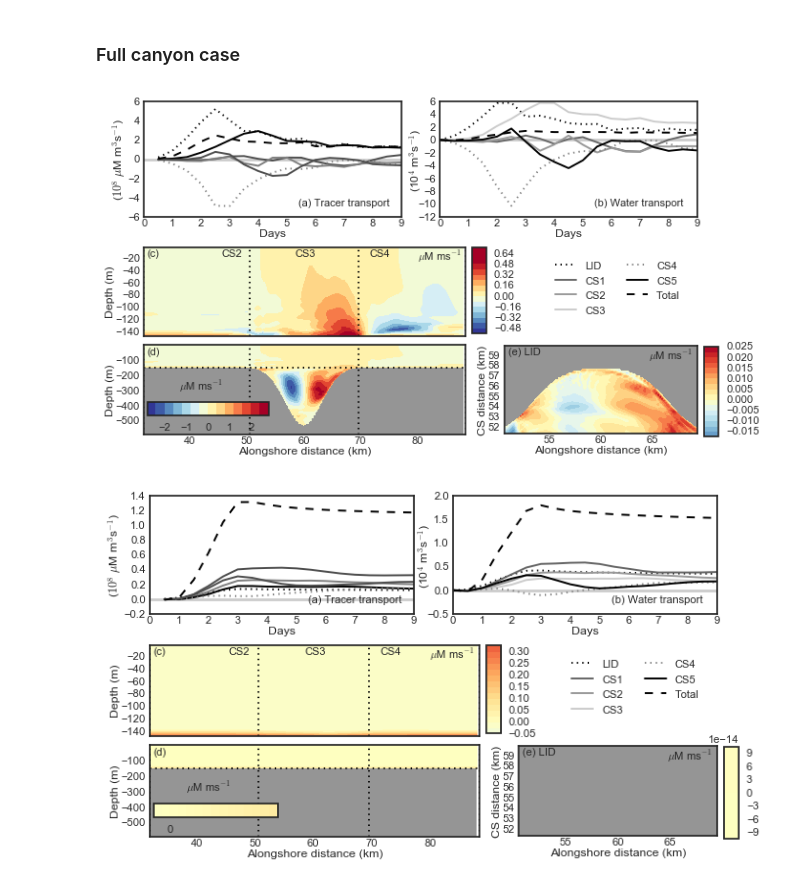
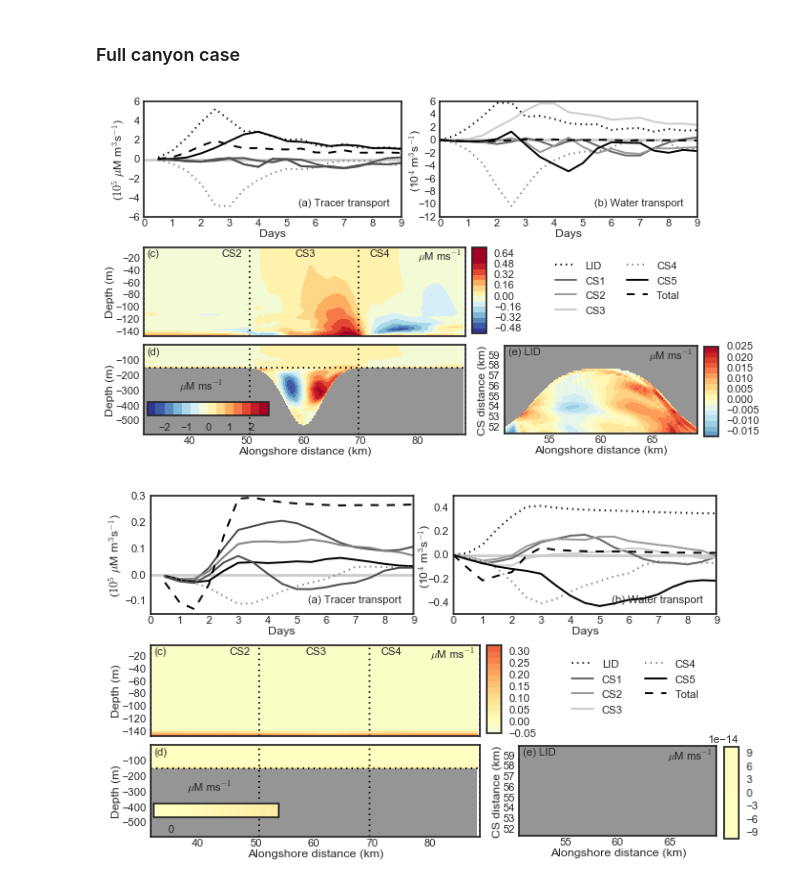
Before and after one commit to UBC-MOAD/outputanalysisnotebooks, a Jupyter notebook: PythonScripts/Paper1Figures/convince_me_about_transports.ipynb, the cells around one changed output. Cells and saved outputs as stored; diff of their text form; code cells hidden in the pictures.

```diff
--- a/PythonScripts/Paper1Figures/convince_me_about_transports.ipynb
+++ b/PythonScripts/Paper1Figures/convince_me_about_transports.ipynb
@@ -339,7 +339,6 @@ ax2.text(0.85,0.86,'$\mu$M ms$^{-1}$',transform=ax2.transAxes)
 ax0.axhline(0,color='0.8',linewidth=2)
 ax1.axhline(0,color='0.8',linewidth=2)
 
-ind = 1
 
 vertical = (dfdif.Vert_dif_trans_sb + dfcan.Vert_adv_trans_sb)
 ax0.plot(np.arange(1,19,1)/2.0,(vertical)/1E5,':',color='k')
@@ -347,18 +346,18 @@ ax0.plot(np.arange(1,19,1)/2.0,(dfcan.CS1_adv_trans)/1E5,color='0.3')
 ax0.plot(np.arange(1,19,1)/2.0,(dfcan.CS2_adv_trans)/1E5,color='0.5')
 ax0.plot(np.arange(1,19,1)/2.0,(dfcan.CS3_adv_trans)/1E5,color='k')
 ax0.plot(np.arange(1,19,1)/2.0,(dfcan.CS4_adv_trans)/1E5,':',color='0.5')
-ax0.plot(np.arange(1,19,1)/2.0,(dfcan.CS5_adv_trans)/1E5,color='0.3')
+ax0.plot(np.arange(1,19,1)/2.0,(dfcan.CS2_adv_trans)/1E5,color='0.3')
 
-total = (dfcan.CS1_adv_trans +
-         dfcan.CS2_adv_trans +
-         dfcan.CS3_adv_trans +
-         dfcan.CS4_adv_trans +
-         dfcan.CS5_adv_trans +
+total = ((dfcan.CS1_adv_trans) +
+         (dfcan.CS2_adv_trans) +
+         (dfcan.CS3_adv_trans) +
+         (dfcan.CS4_adv_trans) +
+         (dfcan.CS5_adv_trans) +
          vertical)
 
 ax0.plot(np.arange(1,19,1)/2.0,total/1E5,'--',color='k')
 ax0.set_xlabel('Days',labelpad=0.5)
-ax0.set_ylabel('($10^8$ $\mu$M m$^3$s$^{-1}$)',labelpad=0.5)
+ax0.set_ylabel('($10^5$ $\mu$M m$^3$s$^{-1}$)',labelpad=0.5)
 
 
 ax1.plot(np.arange(19)/2.0,(dfcan2.Vert_water_trans_sb)/1E4,':',color='k',label = 'LID')
@@ -426,7 +425,7 @@ ax2.tick_params(axis='y', pad=3)
 ax3.tick_params(axis='y', pad=3)
 ax4.tick_params(axis='y', pad=3)
 # %% [output]
-[figure, old version]
+[figure, new version]
 # %%
 plt.rcParams['font.size'] = 8.0
 f = plt.figure(figsize = (7.48,4.5)) # full page
@@ -482,24 +481,22 @@ ax1.axhline(0,color='0.8',linewidth=2)
 
 ind = 1
 
-vertical = dfnoc.Vert_adv_trans_sb
-ax0.plot(np.arange(1,19,1)/2.0,(vertical)/1E5,':',color='k')
-ax0.plot(np.arange(1,19,1)/2.0,(dfnoc.CS1_adv_trans)/1E5,color='0.3')
-ax0.plot(np.arange(1,19,1)/2.0,(dfnoc.CS2_adv_trans)/1E5,color='0.5')
-ax0.plot(np.arange(1,19,1)/2.0,(dfnoc.CS3_adv_trans)/1E5,color='k')
-ax0.plot(np.arange(1,19,1)/2.0,(dfnoc.CS4_adv_trans)/1E5,':',color='0.5')
-ax0.plot(np.arange(1,19,1)/2.0,(dfnoc.CS5_adv_trans)/1E5,color='0.3')
+ax0.plot(np.arange(1,19,1)/2.0,( dfnoc.CS1_adv_trans )/1E5,color='0.3')
+ax0.plot(np.arange(1,19,1)/2.0,( dfnoc.CS2_adv_trans )/1E5,color='0.5')
+ax0.plot(np.arange(1,19,1)/2.0,( dfnoc.CS3_adv_trans )/1E5,color='k')
+ax0.plot(np.arange(1,19,1)/2.0,( dfnoc.CS4_adv_trans )/1E5,':',color='0.5')
+ax0.plot(np.arange(1,19,1)/2.0,( dfnoc.CS5_adv_trans )/1E5,color='0.3')
 
-total = (dfnoc.CS1_adv_trans +
-         dfnoc.CS2_adv_trans +
-         dfnoc.CS3_adv_trans +
-         dfnoc.CS4_adv_trans +
-         dfnoc.CS5_adv_trans +
-         vertical)
+total = ( dfnoc.CS1_adv_trans  +
+          dfnoc.CS2_adv_trans  +
+          dfnoc.CS3_adv_trans  +
+          dfnoc.CS4_adv_trans  +
+          dfnoc.CS5_adv_trans  )
+
 
 ax0.plot(np.arange(1,19,1)/2.0,total/1E5,'--',color='k')
 ax0.set_xlabel('Days',labelpad=0.5)
-ax0.set_ylabel('($10^8$ $\mu$M m$^3$s$^{-1}$)',labelpad=0.5)
+ax0.set_ylabel('($10^5$ $\mu$M m$^3$s$^{-1}$)',labelpad=0.5)
 
 ax1.plot(np.arange(19)/2.0,(dfnoc2.Vert_water_trans_sb)/1E4,':',color='k',label = 'LID')
 ax1.plot(np.arange(19)/2.0,(dfnoc2.CS1_water_trans)/1E4,color='0.4',label = 'CS1')
@@ -539,31 +536,31 @@ ax0.text(0.6,0.1,'(a) Tracer transport',transform=ax0.transAxes)
 ax1.text(0.6,0.1,'(b) Water transport',transform=ax1.transAxes)
 ax2.text(0.01,0.9,'(c)',transform=ax2.transAxes)
 ax3.text(0.01,0.9,'(d)',transform=ax3.transAxes)
 ax4.text(0.02,0.9,'(e) LID',transform=ax4.transAxes)
 
 ax2.text(0.24,0.9,'CS2',transform=ax2.transAxes)
 ax2.text(0.47,0.9,'CS3',transform=ax2.transAxes)
 ax2.text(0.7,0.9,'CS4',transform=ax2.transAxes)
 
 
 plotCSPos(ax2,xc[1,60]/1000,xc[1,120]/1000,xc[1,240]/1000,xc[1,300]/1000)
 plotCSPos(ax3,xc[1,60]/1000,xc[1,120]/1000,xc[1,240]/1000,xc[1,300]/1000)
 
 
 #ax2.set_ylim(0,2.2)
 #ax3.set_ylim(0,15)
 
 ax1.legend(ncol=2,bbox_to_anchor=(0.97,-0.3))
 
 ax0.tick_params(axis='x', pad=1)
 ax1.tick_params(axis='x', pad=1)
 ax3.tick_params(axis='x', pad=1)
 ax4.tick_params(axis='x', pad=1)
 
 ax0.tick_params(axis='y', pad=3)
 ax1.tick_params(axis='y', pad=3)
 ax2.tick_params(axis='y', pad=3)
 ax3.tick_params(axis='y', pad=3)
 ax4.tick_params(axis='y', pad=3)
 # %% [output]
-[figure, old version]
+[figure, new version]
```
Also changed, not shown: parts of 1 cell of this notebook, 3 other files.
